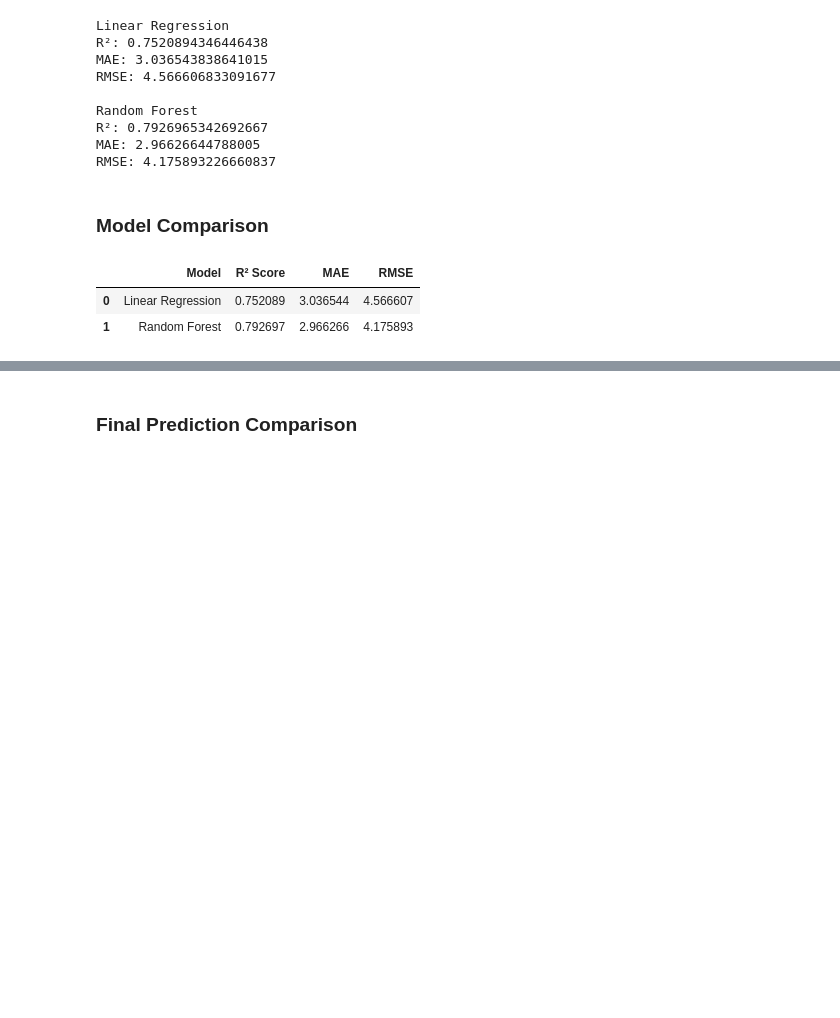
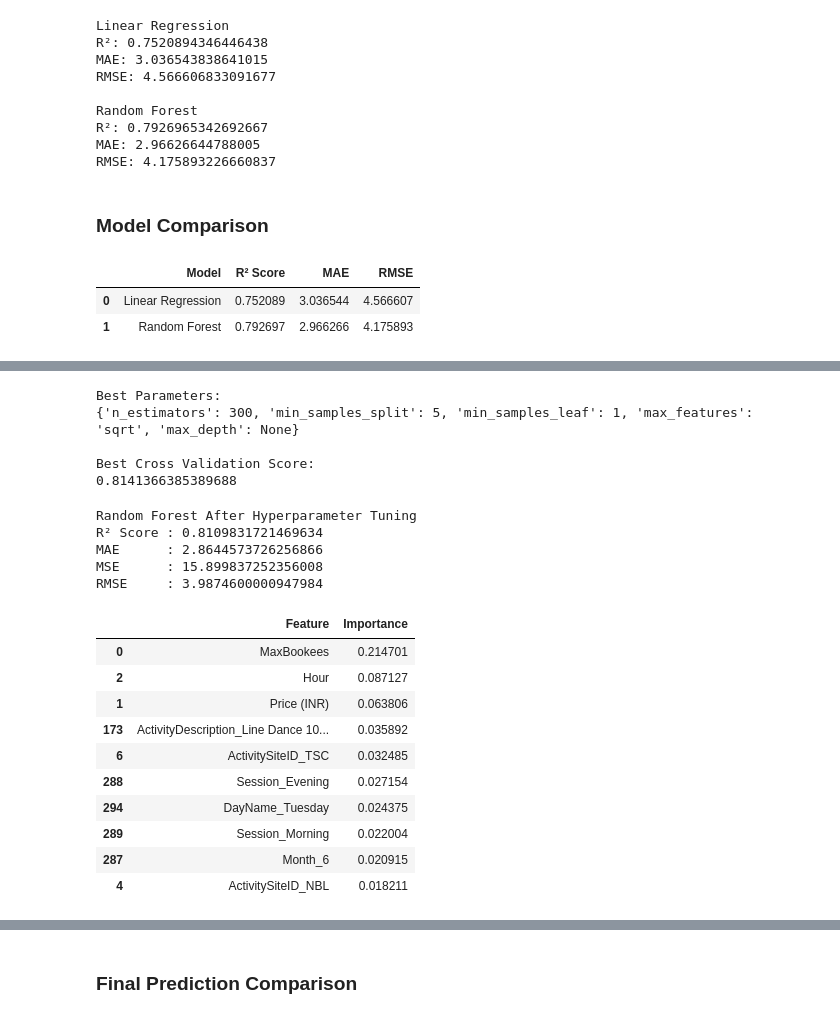
Before and after one commit to yogeshwartribhuvan2972-max/Dynamic-Pricing-Strategies-for-Fitness-Classes, a Jupyter notebook: Price Elasticity Model.ipynb, the cells around one changed output, grey strips where cells are left out. Drawn from its saved outputs; the diff is of its cells as text; code cells hidden in the pictures; blank space fills up the shorter version.

```diff
--- a/Price Elasticity Model.ipynb
+++ b/Price Elasticity Model.ipynb
@@ -281,0 +315,12 @@ comparison
+# %%
+print("Best Parameters:")
+print(random_search.best_params_)
+
+print("\nBest Cross Validation Score:")
+print(random_search.best_score_)
+# %% [output]
+Best Parameters:
+{'n_estimators': 300, 'min_samples_split': 5, 'min_samples_leaf': 1, 'max_features': 'sqrt', 'max_depth': None}
+
+Best Cross Validation Score:
+0.8141366385389688
@@ -281,0 +333,44 @@ comparison
+# %%
+from sklearn.metrics import r2_score, mean_absolute_error, mean_squared_error
+import numpy as np
+
+print("Random Forest After Hyperparameter Tuning")
+
+print("R² Score :", r2_score(y_test, y_pred_best))
+print("MAE      :", mean_absolute_error(y_test, y_pred_best))
+print("MSE      :", mean_squared_error(y_test, y_pred_best))
+print("RMSE     :", np.sqrt(mean_squared_error(y_test, y_pred_best)))
+# %% [output]
+Random Forest After Hyperparameter Tuning
+R² Score : 0.8109831721469634
+MAE      : 2.8644573726256866
+MSE      : 15.899837252356008
+RMSE     : 3.9874600000947984
+# %%
+import pandas as pd
+
+importance = pd.DataFrame({
+    "Feature": X_train.columns,
+    "Importance": best_rf.feature_importances_
+})
+
+importance = importance.sort_values(
+    by="Importance",
+    ascending=False
+)
+
+top10 = importance.head(10)
+
+top10
+# %% [output]
+|  | Feature | Importance |
+| 0 | MaxBookees | 0.214701 |
+| 2 | Hour | 0.087127 |
+| 1 | Price (INR) | 0.063806 |
+| 173 | ActivityDescription_Line Dance 10... | 0.035892 |
+| 6 | ActivitySiteID_TSC | 0.032485 |
+| 288 | Session_Evening | 0.027154 |
+| 294 | DayName_Tuesday | 0.024375 |
+| 289 | Session_Morning | 0.022004 |
+| 287 | Month_6 | 0.020915 |
+| 4 | ActivitySiteID_NBL | 0.018211 |
```
Also changed, not shown: parts of 7 cells of this notebook.
